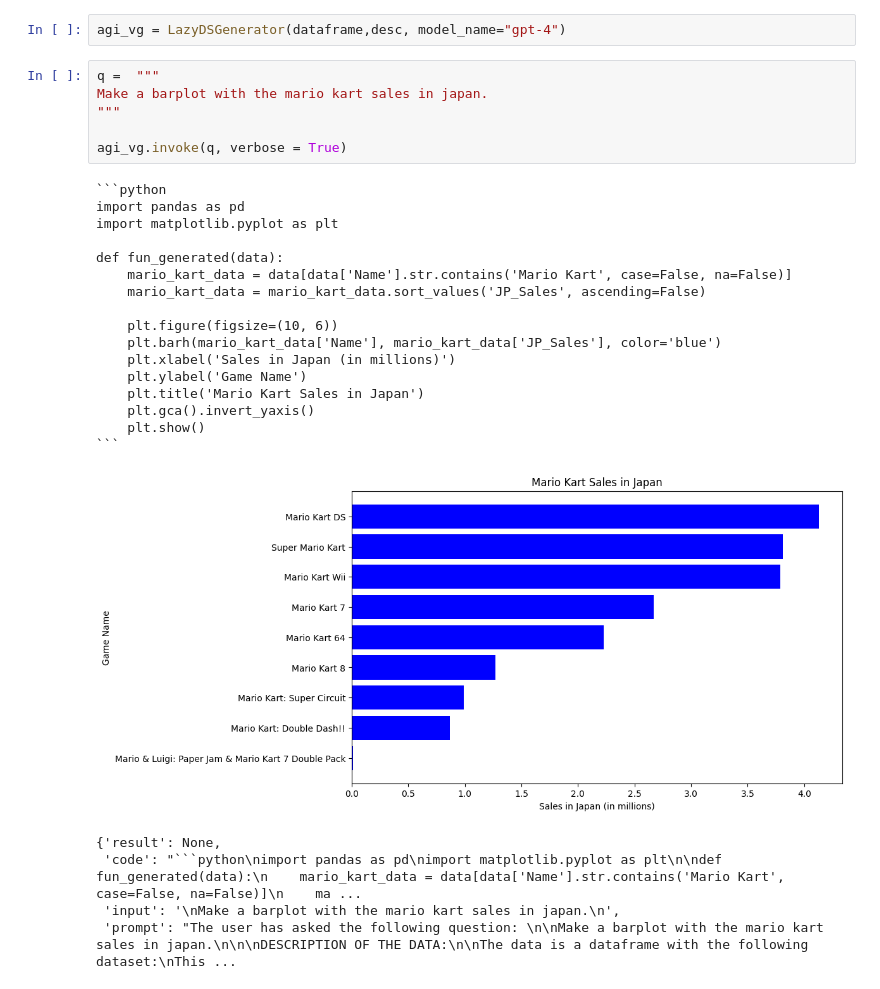
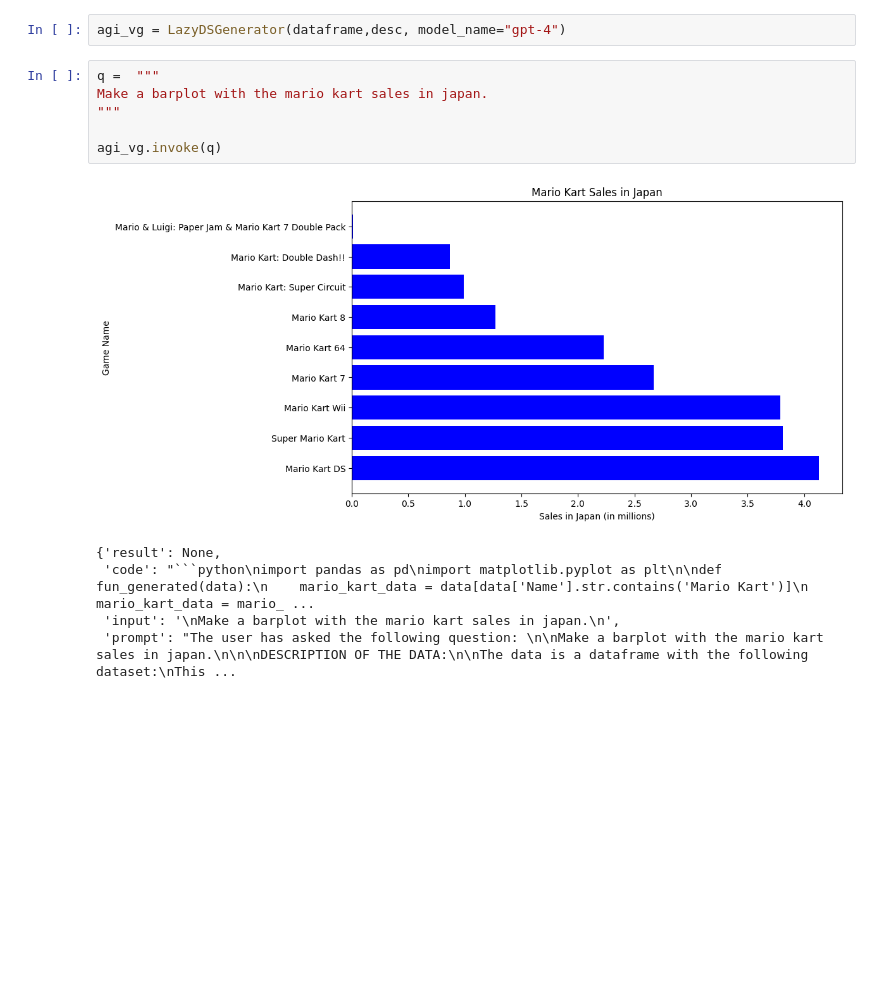
Before and after one commit to ordovas/LazyDSGenerator, a Jupyter notebook: notebooks/example-vgsales.ipynb, the cells around one changed output. Cells and saved outputs as stored; diff of their text form; blank space fills up the shorter version.

````diff
--- a/notebooks/example-vgsales.ipynb
+++ b/notebooks/example-vgsales.ipynb
@@ -41,29 +41,13 @@ agi_vg = LazyDSGenerator(dataframe,desc, model_name="gpt-4")
 # %%
 q =  """
 Make a barplot with the mario kart sales in japan.
 """
 
-agi_vg.invoke(q, verbose = True)
+agi_vg.invoke(q)
 # %% [output]
+[figure, new version]
-```python
-import pandas as pd
-import matplotlib.pyplot as plt
-
-def fun_generated(data):
-    mario_kart_data = data[data['Name'].str.contains('Mario Kart', case=False, na=False)]
-    mario_kart_data = mario_kart_data.sort_values('JP_Sales', ascending=False)
-
-    plt.figure(figsize=(10, 6))
-    plt.barh(mario_kart_data['Name'], mario_kart_data['JP_Sales'], color='blue')
-    plt.xlabel('Sales in Japan (in millions)')
-    plt.ylabel('Game Name')
-    plt.title('Mario Kart Sales in Japan')
-    plt.gca().invert_yaxis()
-    plt.show()
-```
+{'result': None,
+ 'code': "```python\nimport pandas as pd\nimport matplotlib.pyplot as plt\n\ndef fun_generated(data):\n    mario_kart_data = data[data['Name'].str.contains('Mario Kart')]\n    mario_kart_data = mario_ ...
+ 'input': '\nMake a barplot with the mario kart sales in japan.\n',
+ 'prompt': "The user has asked the following question: \n\nMake a barplot with the mario kart sales in japan.\n\n\nDESCRIPTION OF THE DATA:\n\nThe data is a dataframe with the following dataset:\nThis ...
-[figure, old version]
-{'result': None,
- 'code': "```python\nimport pandas as pd\nimport matplotlib.pyplot as plt\n\ndef fun_generated(data):\n    mario_kart_data = data[data['Name'].str.contains('Mario Kart', case=False, na=False)]\n    ma ...
- 'input': '\nMake a barplot with the mario kart sales in japan.\n',
- 'prompt': "The user has asked the following question: \n\nMake a barplot with the mario kart sales in japan.\n\n\nDESCRIPTION OF THE DATA:\n\nThe data is a dataframe with the following dataset:\nThis ...
 # %%
````
Also changed, not shown: parts of 2 cells of this notebook, 3 other files.
